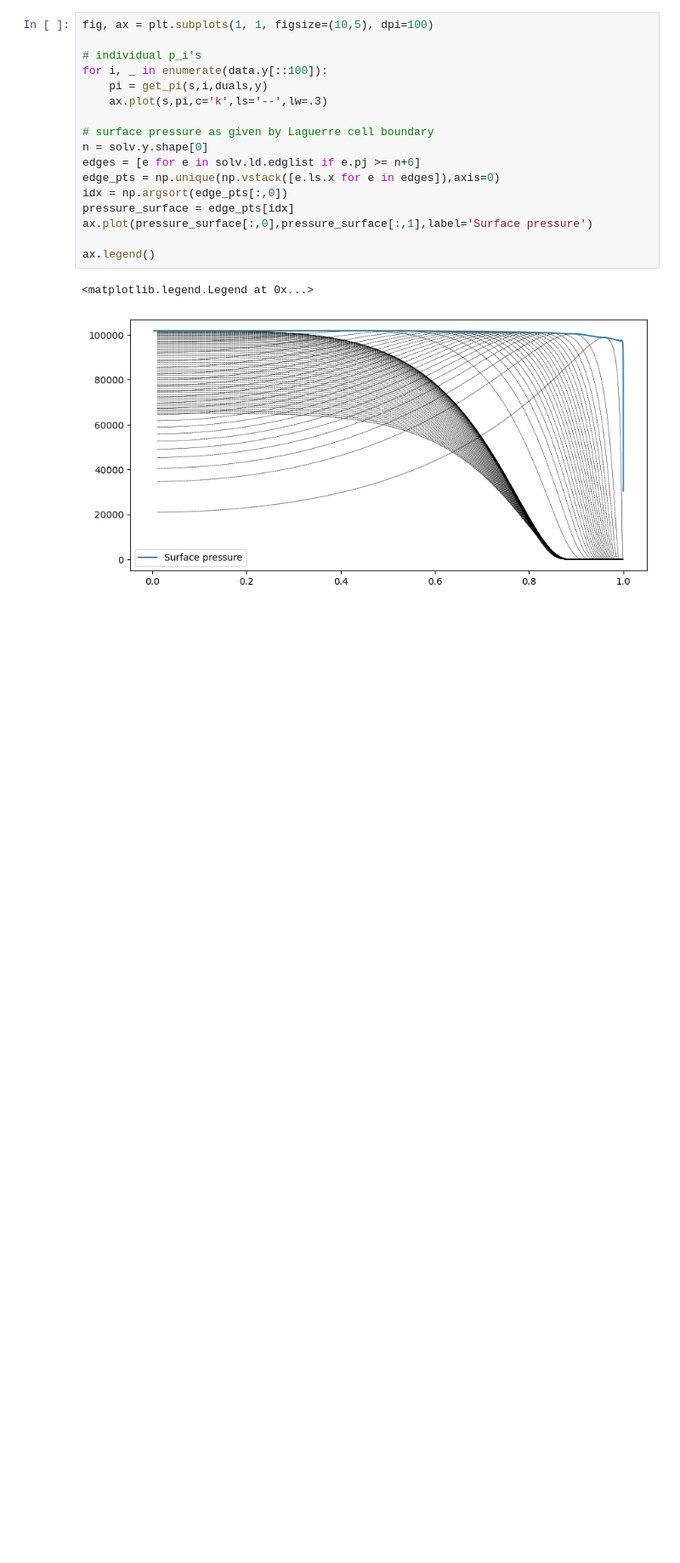
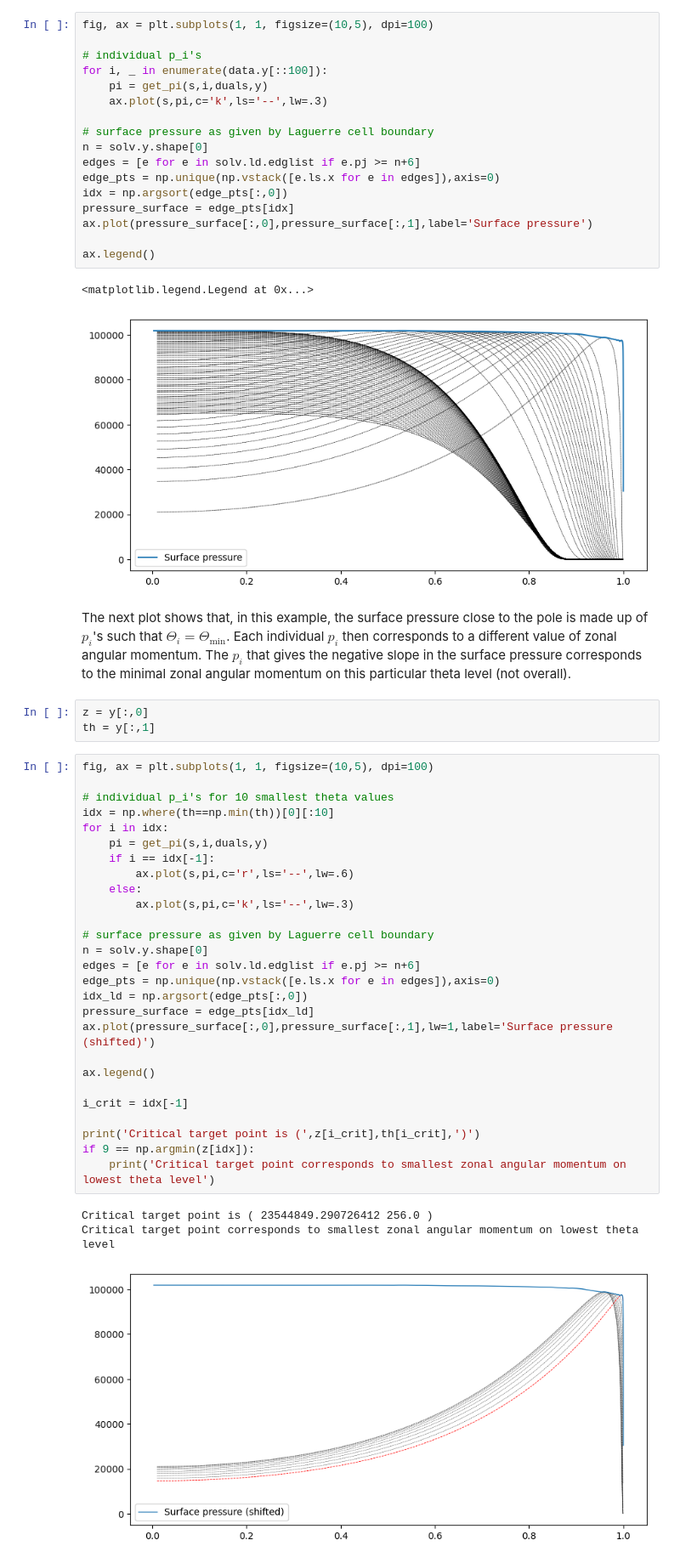
Before and after one commit to charlieegan/background-states-of-the-atmosphere, a Jupyter notebook: examples/neg_gradient_at_pole.ipynb, the cells around one changed output. Shown at 85% size. Cells and saved outputs as stored; diff of their text form; blank space fills up the shorter version.

```diff
--- a/examples/neg_gradient_at_pole.ipynb
+++ b/examples/neg_gradient_at_pole.ipynb
@@ -171,3 +171,39 @@ ax.legend()
 # %% [output]
 <matplotlib.legend.Legend at 0x...>
 [figure]
+# %% [markdown]
+The next plot shows that, in this example, the surface pressure close to the pole is made up of $p_i$'s such that $\Theta_i = \Theta_{\mathrm{min}}$. Each individual $p_i$ then corresponds to a different value of zonal angular momentum. The $p_i$ that gives the negative slope in the surface pressure corresponds to the minimal zonal angular momentum on this particular theta level (not overall).
+# %%
+z = y[:,0]
+th = y[:,1]
+# %%
+fig, ax = plt.subplots(1, 1, figsize=(10,5), dpi=100)
+
+# individual p_i's for 10 smallest theta values
+idx = np.where(th==np.min(th))[0][:10]
+for i in idx:
+    pi = get_pi(s,i,duals,y)
+    if i == idx[-1]:
+        ax.plot(s,pi,c='r',ls='--',lw=.6)
+    else:
+        ax.plot(s,pi,c='k',ls='--',lw=.3)
+
+# surface pressure as given by Laguerre cell boundary
+n = solv.y.shape[0]
+edges = [e for e in solv.ld.edglist if e.pj >= n+6]
+edge_pts = np.unique(np.vstack([e.ls.x for e in edges]),axis=0)
+idx_ld = np.argsort(edge_pts[:,0])
+pressure_surface = edge_pts[idx_ld]
+ax.plot(pressure_surface[:,0],pressure_surface[:,1],lw=1,label='Surface pressure (shifted)')
+
+ax.legend()
+
+i_crit = idx[-1]
+
+print('Critical target point is (',z[i_crit],th[i_crit],')')
+if 9 == np.argmin(z[idx]):
+    print('Critical target point corresponds to smallest zonal angular momentum on lowest theta level')
+# %% [output]
+Critical target point is ( 23544849.290726412 256.0 )
+Critical target point corresponds to smallest zonal angular momentum on lowest theta level
+[figure, added]
```
Also changed, not shown: parts of 4 cells of this notebook.
